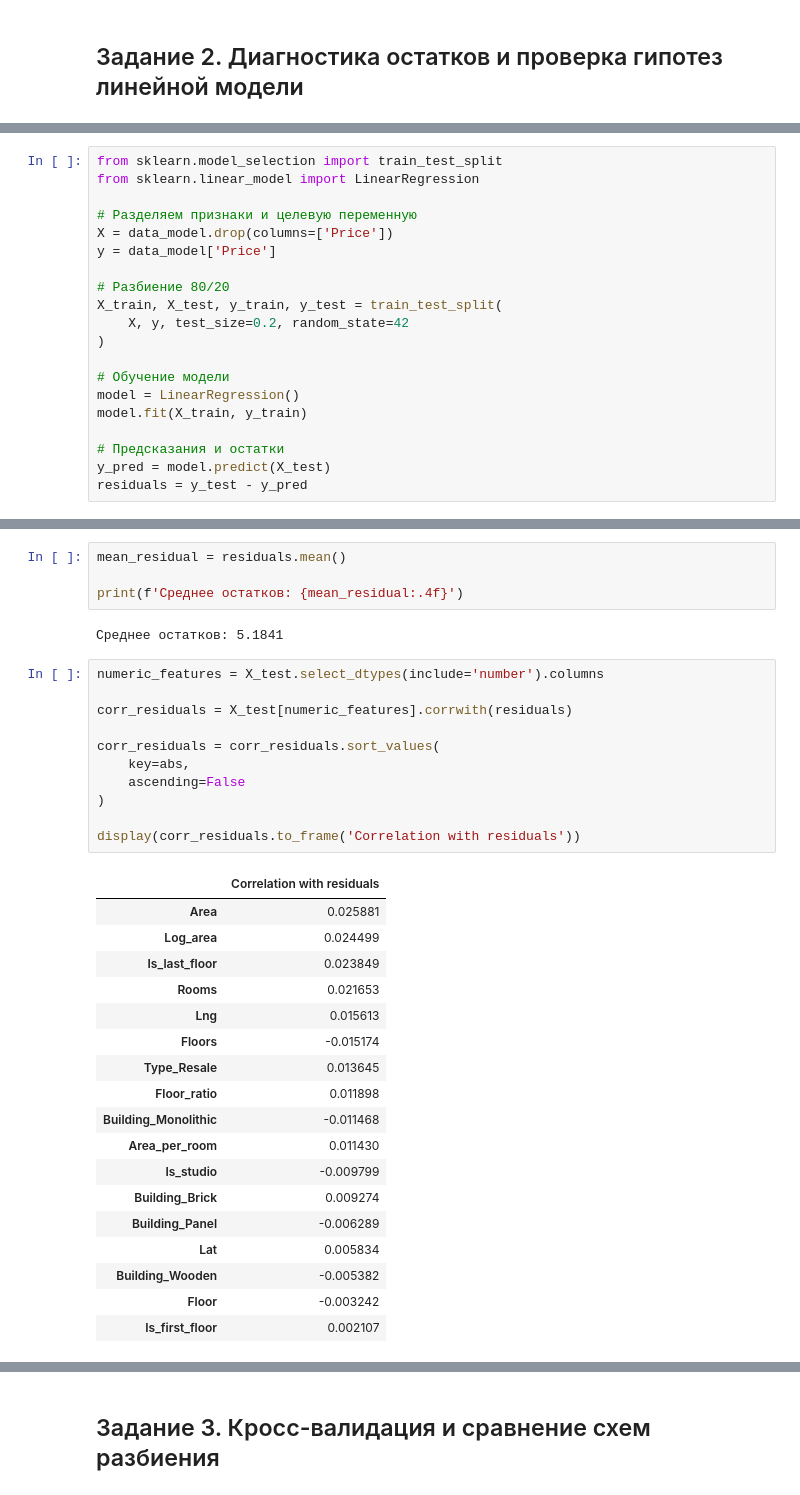
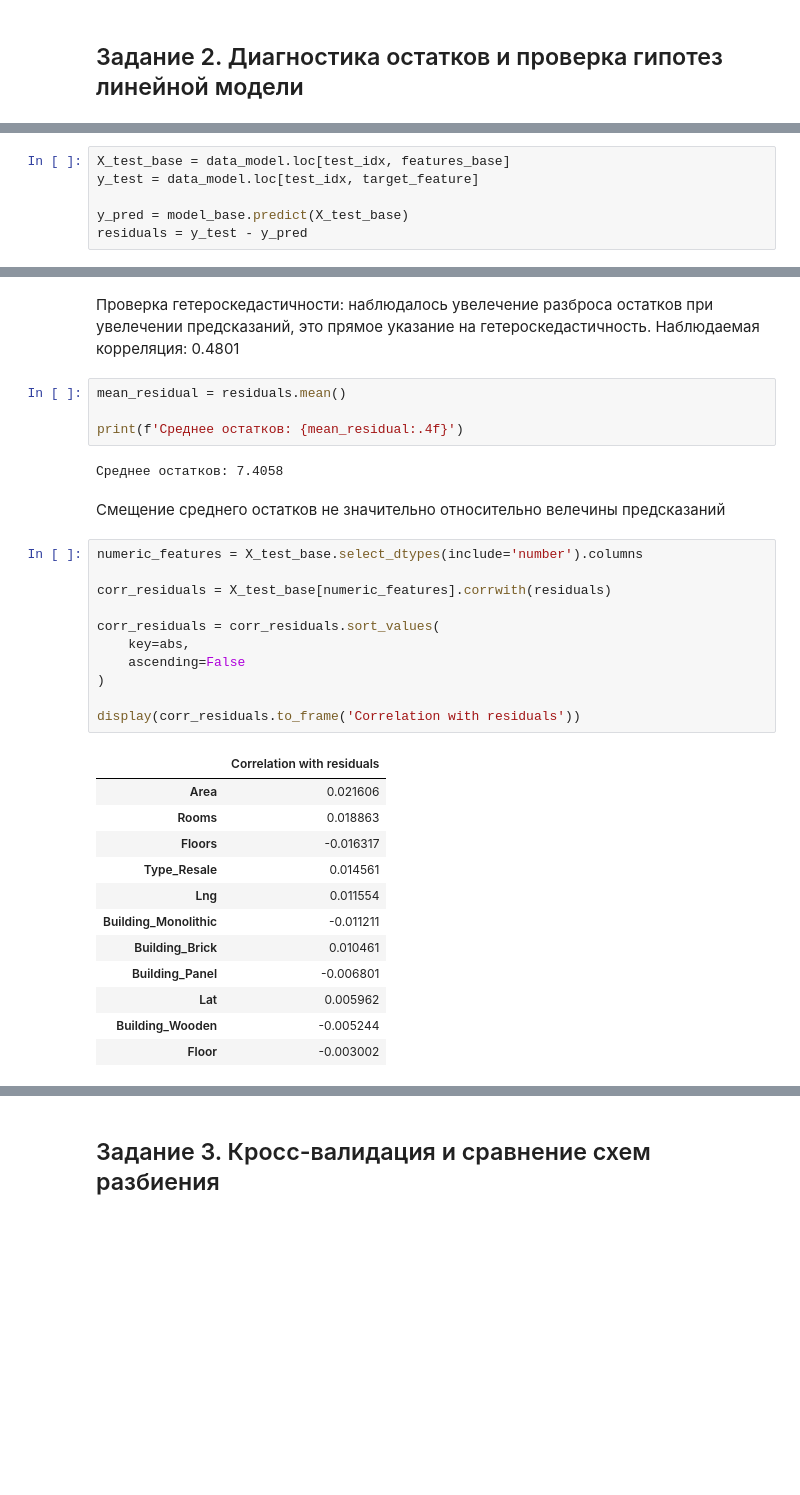
Before and after one commit to Damlrca/ml_master, a Jupyter notebook: lab2_Sadikov_PMvm1_lab2.ipynb, the cells around one changed output, grey strips where cells are left out. Saved outputs shown, nothing was run; the diff lists cells and outputs as text; blank space fills up the shorter version.

```diff
--- a/lab2_Sadikov_PMvm1_lab2.ipynb
+++ b/lab2_Sadikov_PMvm1_lab2.ipynb
@@ -337,20 +342,6 @@ display(coefs)
 # %%
-from sklearn.model_selection import train_test_split
-from sklearn.linear_model import LinearRegression
+X_test_base = data_model.loc[test_idx, features_base]
+y_test = data_model.loc[test_idx, target_feature]
 
-# Разделяем признаки и целевую переменную
-X = data_model.drop(columns=['Price'])
-y = data_model['Price']
-
-# Разбиение 80/20
-X_train, X_test, y_train, y_test = train_test_split(
-    X, y, test_size=0.2, random_state=42
-)
-
-# Обучение модели
-model = LinearRegression()
-model.fit(X_train, y_train)
-
-# Предсказания и остатки
-y_pred = model.predict(X_test)
+y_pred = model_base.predict(X_test_base)
 residuals = y_test - y_pred
@@ -430,36 +398,34 @@ print(f'Корреляция: {corr:.4f}')
+# %% [markdown]
+Проверка гетероскедастичности: наблюдалось увелечение разброса остатков при увелечении предсказаний, это прямое указание на гетероскедастичность. Наблюдаемая корреляция: 0.4801
 # %%
 mean_residual = residuals.mean()
 
 print(f'Среднее остатков: {mean_residual:.4f}')
 # %% [output]
-Среднее остатков: 5.1841
+Среднее остатков: 7.4058
+# %% [markdown]
+Смещение среднего остатков не значительно относительно велечины предсказаний
 # %%
-numeric_features = X_test.select_dtypes(include='number').columns
+numeric_features = X_test_base.select_dtypes(include='number').columns
 
-corr_residuals = X_test[numeric_features].corrwith(residuals)
+corr_residuals = X_test_base[numeric_features].corrwith(residuals)
 
 corr_residuals = corr_residuals.sort_values(
     key=abs,
     ascending=False
 )
 
 display(corr_residuals.to_frame('Correlation with residuals'))
 # %% [output]
 |  | Correlation with residuals |
-| Area | 0.025881 |
-| Log_area | 0.024499 |
-| Is_last_floor | 0.023849 |
-| Rooms | 0.021653 |
-| Lng | 0.015613 |
-| Floors | -0.015174 |
-| Type_Resale | 0.013645 |
-| Floor_ratio | 0.011898 |
-| Building_Monolithic | -0.011468 |
-| Area_per_room | 0.011430 |
-| Is_studio | -0.009799 |
-| Building_Brick | 0.009274 |
-| Building_Panel | -0.006289 |
-| Lat | 0.005834 |
-| Building_Wooden | -0.005382 |
-| Floor | -0.003242 |
-| Is_first_floor | 0.002107 |
+| Area | 0.021606 |
+| Rooms | 0.018863 |
+| Floors | -0.016317 |
+| Type_Resale | 0.014561 |
+| Lng | 0.011554 |
+| Building_Monolithic | -0.011211 |
+| Building_Brick | 0.010461 |
+| Building_Panel | -0.006801 |
+| Lat | 0.005962 |
+| Building_Wooden | -0.005244 |
+| Floor | -0.003002 |
```
Also changed, not shown: parts of 42 cells of this notebook.
